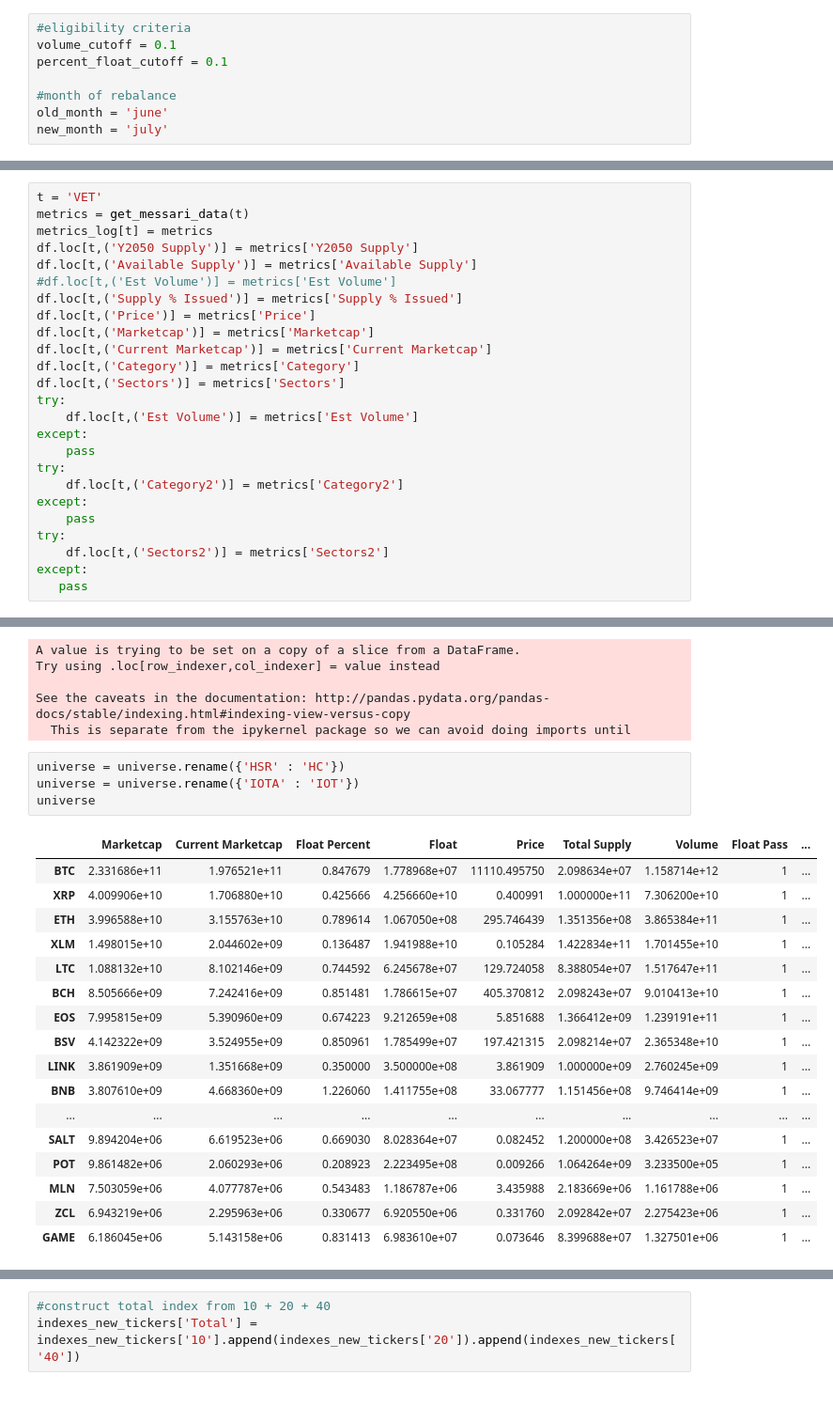
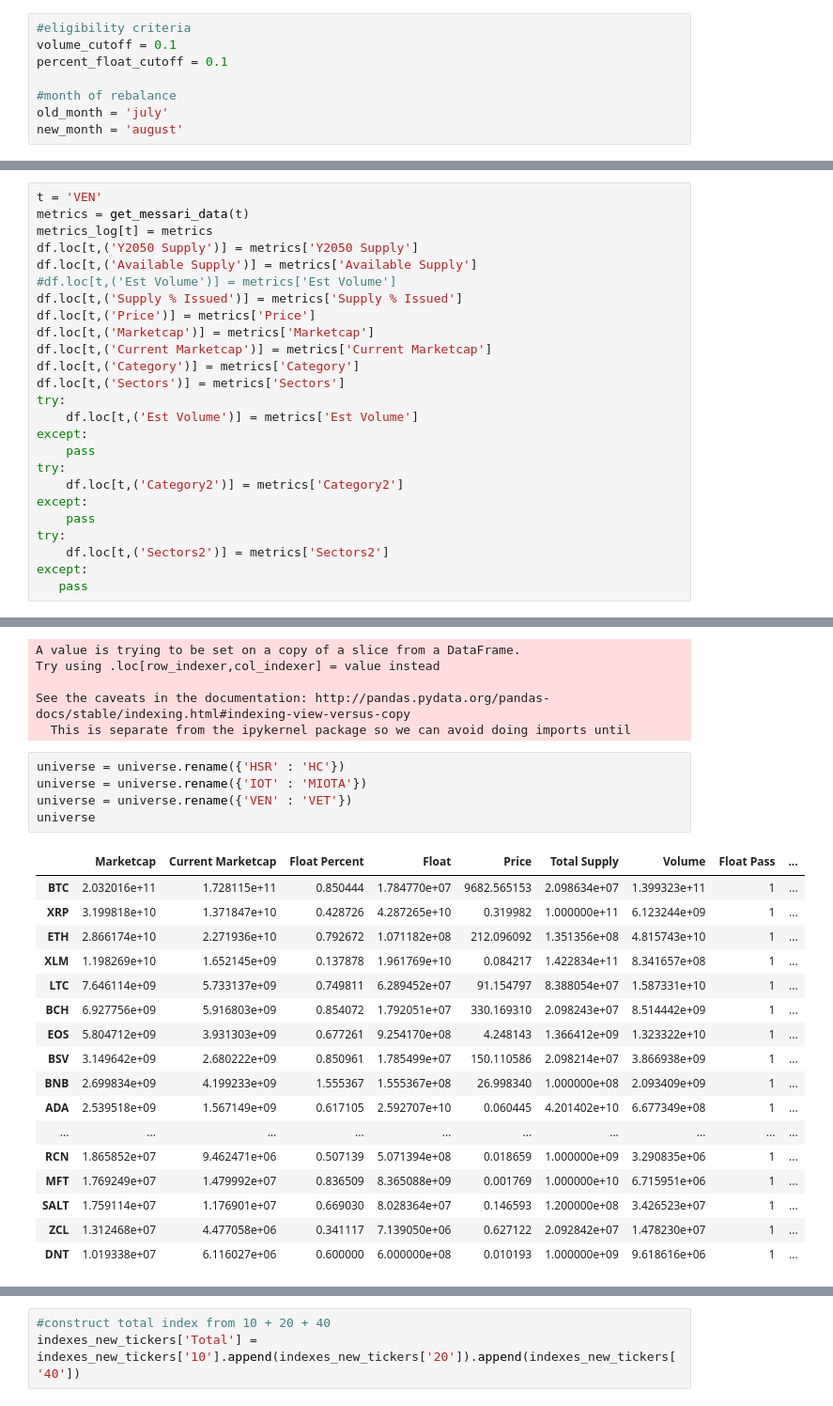
Before and after one commit to coinmetrics/bcindex, a Jupyter notebook: utils/rebalance_tools/Rebalance Ranking Tool.ipynb, the cells around one changed output, grey strips where cells are left out. Shown at 94% size. Cells and saved outputs as stored; diff of their text form.

Commit message:
pre-august rebal

```diff
--- a/utils/rebalance_tools/Rebalance Ranking Tool.ipynb
+++ b/utils/rebalance_tools/Rebalance Ranking Tool.ipynb
@@ -13,8 +13,8 @@ volume_cutoff = 0.1
 percent_float_cutoff = 0.1
 
 #month of rebalance
-old_month = 'june'
-new_month = 'july'
+old_month = 'july'
+new_month = 'august'
 # %%
 #change call to new filepath
 asset_db = pd.read_excel('C:/Users/stoin/Desktop/Mike/Bletch/bcindex/utils/rebalance_tools/csvs\\Bletchley Rebalance '+new_month+' 2019.xlsx',\
@@ -143,7 +143,7 @@ dtype: object
 #except:
 #    pass
 # %%
-t = 'VET'
+t = 'VEN'
 metrics = get_messari_data(t)
 metrics_log[t] = metrics
 df.loc[t,('Y2050 Supply')] = metrics['Y2050 Supply']
@@ -374,23 +374,24 @@ See the caveats in the documentation: http://pandas.pydata.org/pandas-docs/stabl
   This is separate from the ipykernel package so we can avoid doing imports until
 # %%
 universe = universe.rename({'HSR' : 'HC'})
-universe = universe.rename({'IOTA' : 'IOT'})
+universe = universe.rename({'IOT' : 'MIOTA'})
+universe = universe.rename({'VEN' : 'VET'})
 universe
 # %% [output]
 |  | Marketcap | Current Marketcap | Float Percent | Float | Price | Total Supply | Volume | Float Pass | ... |
-| BTC | 2.331686e+11 | 1.976521e+11 | 0.847679 | 1.778968e+07 | 11110.495750 | 2.098634e+07 | 1.158714e+12 | 1 | ... |
-| XRP | 4.009906e+10 | 1.706880e+10 | 0.425666 | 4.256660e+10 | 0.400991 | 1.000000e+11 | 7.306200e+10 | 1 | ... |
-| ETH | 3.996588e+10 | 3.155763e+10 | 0.789614 | 1.067050e+08 | 295.746439 | 1.351356e+08 | 3.865384e+11 | 1 | ... |
-| XLM | 1.498015e+10 | 2.044602e+09 | 0.136487 | 1.941988e+10 | 0.105284 | 1.422834e+11 | 1.701455e+10 | 1 | ... |
-| LTC | 1.088132e+10 | 8.102146e+09 | 0.744592 | 6.245678e+07 | 129.724058 | 8.388054e+07 | 1.517647e+11 | 1 | ... |
-| BCH | 8.505666e+09 | 7.242416e+09 | 0.851481 | 1.786615e+07 | 405.370812 | 2.098243e+07 | 9.010413e+10 | 1 | ... |
-| EOS | 7.995815e+09 | 5.390960e+09 | 0.674223 | 9.212659e+08 | 5.851688 | 1.366412e+09 | 1.239191e+11 | 1 | ... |
-| BSV | 4.142322e+09 | 3.524955e+09 | 0.850961 | 1.785499e+07 | 197.421315 | 2.098214e+07 | 2.365348e+10 | 1 | ... |
-| LINK | 3.861909e+09 | 1.351668e+09 | 0.350000 | 3.500000e+08 | 3.861909 | 1.000000e+09 | 2.760245e+09 | 1 | ... |
-| BNB | 3.807610e+09 | 4.668360e+09 | 1.226060 | 1.411755e+08 | 33.067777 | 1.151456e+08 | 9.746414e+09 | 1 | ... |
+| BTC | 2.032016e+11 | 1.728115e+11 | 0.850444 | 1.784770e+07 | 9682.565153 | 2.098634e+07 | 1.399323e+11 | 1 | ... |
+| XRP | 3.199818e+10 | 1.371847e+10 | 0.428726 | 4.287265e+10 | 0.319982 | 1.000000e+11 | 6.123244e+09 | 1 | ... |
+| ETH | 2.866174e+10 | 2.271936e+10 | 0.792672 | 1.071182e+08 | 212.096092 | 1.351356e+08 | 4.815743e+10 | 1 | ... |
+| XLM | 1.198269e+10 | 1.652145e+09 | 0.137878 | 1.961769e+10 | 0.084217 | 1.422834e+11 | 8.341657e+08 | 1 | ... |
+| LTC | 7.646114e+09 | 5.733137e+09 | 0.749811 | 6.289452e+07 | 91.154797 | 8.388054e+07 | 1.587331e+10 | 1 | ... |
+| BCH | 6.927756e+09 | 5.916803e+09 | 0.854072 | 1.792051e+07 | 330.169310 | 2.098243e+07 | 8.514442e+09 | 1 | ... |
+| EOS | 5.804712e+09 | 3.931303e+09 | 0.677261 | 9.254170e+08 | 4.248143 | 1.366412e+09 | 1.323322e+10 | 1 | ... |
+| BSV | 3.149642e+09 | 2.680222e+09 | 0.850961 | 1.785499e+07 | 150.110586 | 2.098214e+07 | 3.866938e+09 | 1 | ... |
+| BNB | 2.699834e+09 | 4.199233e+09 | 1.555367 | 1.555367e+08 | 26.998340 | 1.000000e+08 | 2.093409e+09 | 1 | ... |
+| ADA | 2.539518e+09 | 1.567149e+09 | 0.617105 | 2.592707e+10 | 0.060445 | 4.201402e+10 | 6.677349e+08 | 1 | ... |
 | ... | ... | ... | ... | ... | ... | ... | ... | ... | ... |
-| SALT | 9.894204e+06 | 6.619523e+06 | 0.669030 | 8.028364e+07 | 0.082452 | 1.200000e+08 | 3.426523e+07 | 1 | ... |
-| POT | 9.861482e+06 | 2.060293e+06 | 0.208923 | 2.223495e+08 | 0.009266 | 1.064264e+09 | 3.233500e+05 | 1 | ... |
-| MLN | 7.503059e+06 | 4.077787e+06 | 0.543483 | 1.186787e+06 | 3.435988 | 2.183669e+06 | 1.161788e+06 | 1 | ... |
-| ZCL | 6.943219e+06 | 2.295963e+06 | 0.330677 | 6.920550e+06 | 0.331760 | 2.092842e+07 | 2.275423e+06 | 1 | ... |
-| GAME | 6.186045e+06 | 5.143158e+06 | 0.831413 | 6.983610e+07 | 0.073646 | 8.399688e+07 | 1.327501e+06 | 1 | ... |
+| RCN | 1.865852e+07 | 9.462471e+06 | 0.507139 | 5.071394e+08 | 0.018659 | 1.000000e+09 | 3.290835e+06 | 1 | ... |
+| MFT | 1.769249e+07 | 1.479992e+07 | 0.836509 | 8.365088e+09 | 0.001769 | 1.000000e+10 | 6.715951e+06 | 1 | ... |
+| SALT | 1.759114e+07 | 1.176901e+07 | 0.669030 | 8.028364e+07 | 0.146593 | 1.200000e+08 | 3.426523e+07 | 1 | ... |
+| ZCL | 1.312468e+07 | 4.477058e+06 | 0.341117 | 7.139050e+06 | 0.627122 | 2.092842e+07 | 1.478230e+07 | 1 | ... |
+| DNT | 1.019338e+07 | 6.116027e+06 | 0.600000 | 6.000000e+08 | 0.010193 | 1.000000e+09 | 9.618616e+06 | 1 | ... |
```
Also changed, not shown: parts of 10 cells of this notebook, 48 other files.
